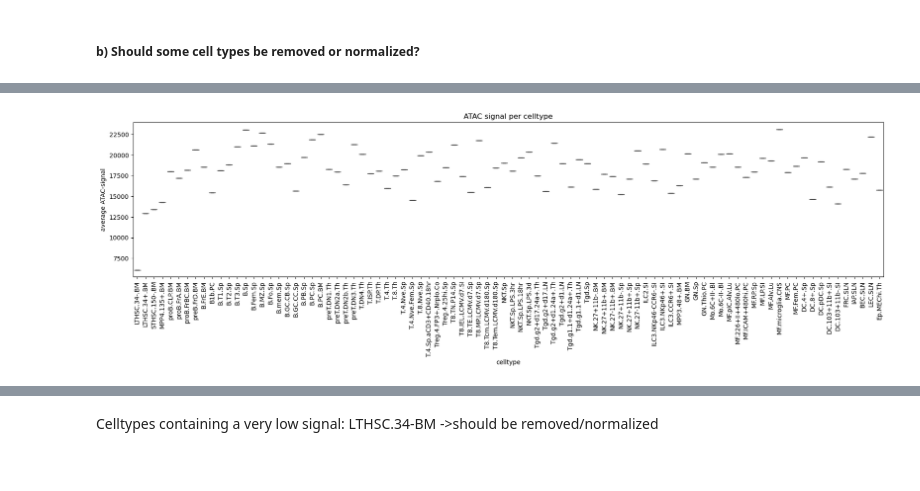
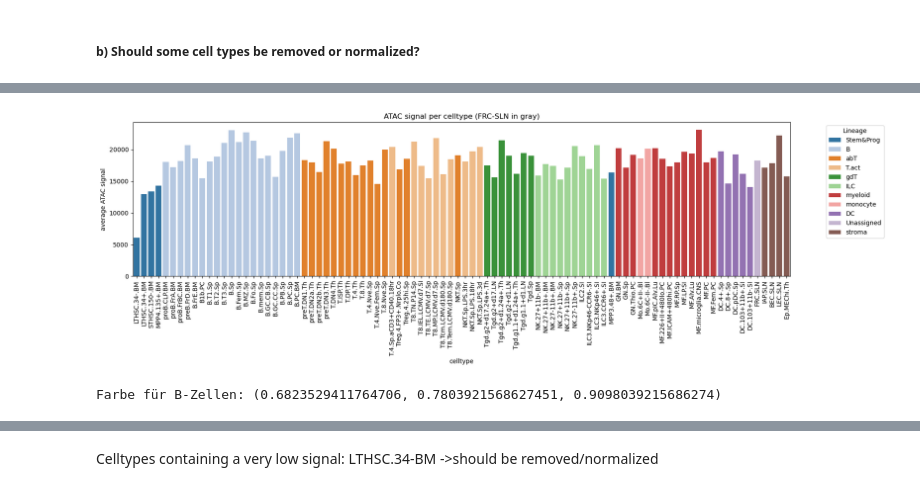
Before and after one commit to Topic2-Gene-Regulation-Immune-Cells/B-cells-Team1, a Jupyter notebook: ATAC_seq.ipynb, the cells around one changed output, grey strips where cells are left out. Drawn from its saved outputs; the diff is of its cells as text; code cells hidden in the pictures.

Commit message:
did colors for plots for mean atac signal

```diff
--- a/ATAC_seq.ipynb
+++ b/ATAC_seq.ipynb
@@ -611,19 +611,54 @@ ATAC_combined.head()
 # %%
 #ATAC means into data frame
 ATAC_mean_df = celltype_means.reset_index()
 ATAC_mean_df.columns = ['CellType', 'ATAC_mean']
 
+# specific color for each celltype
+QC = pd.read_csv("data/ATAC_QCmatric.csv", sep=";")
+QC.columns = QC.columns.str.strip()
+QC["CellType"] = QC["CellType"].str.strip()
+QC_unique = QC.drop_duplicates(subset="CellType")
+ATAC_mean_df["Lineage"] = ATAC_mean_df["CellType"].map(QC_unique.set_index("CellType")["Lineage"])
+
+# color for FRC.SLN (no lineage assigned)
+ATAC_mean_df["Lineage"] = ATAC_mean_df["Lineage"].fillna("Unassigned")
+lineages = ATAC_mean_df["Lineage"].unique()
+palette = sns.color_palette("tab20", len(lineages) - 1)
+custom_palette = dict(zip([l for l in lineages if l != "Unassigned"], palette))
+custom_palette["Unassigned"] = "darkgray"
+
 #boxplot: ATAC signal for all celltypes
 plt.figure(figsize=(18, 6))
-sns.boxplot(data=ATAC_mean_df, x='CellType', y='ATAC_mean')
+
+sns.barplot(
+    data=ATAC_mean_df,
+    x="CellType",
+    y="ATAC_mean",
+    hue="Lineage",
+    palette="tab20",
+    dodge=False
+)
 plt.xticks(rotation=90)
-plt.title('ATAC signal per celltype')
-plt.ylabel('average ATAC-signal')
-plt.xlabel('celltype')
+plt.title("ATAC signal per celltype (FRC-SLN in gray)")
+plt.ylabel("average ATAC signal")
+plt.xlabel("celltype")
+plt.legend(bbox_to_anchor=(1.05, 1), loc="upper left", title="Lineage")
 plt.tight_layout()
 plt.show()
 # %% [output]
-[figure, old version]
+[figure, new version]
+# %%
+lineages = ATAC_mean_df["Lineage"].unique()
+
+# Palette manuell erzeugen
+palette = sns.color_palette("tab20", len(lineages) - 1)
+
+# Dictionary aus Lineage → Farbe
+lineage_color_map = dict(zip(sorted(lineages), palette))
+bcell_color = lineage_color_map.get("DC")
+print("Farbe für B-Zellen:", bcell_color)
+# %% [output]
+Farbe für B-Zellen: (0.6823529411764706, 0.7803921568627451, 0.9098039215686274)
 # %%
 # load and prepare QC-matric
 QC = pd.read_csv("data/ATAC_QCmatric.csv", sep=";")
```
Also changed, not shown: parts of 2 cells of this notebook.
